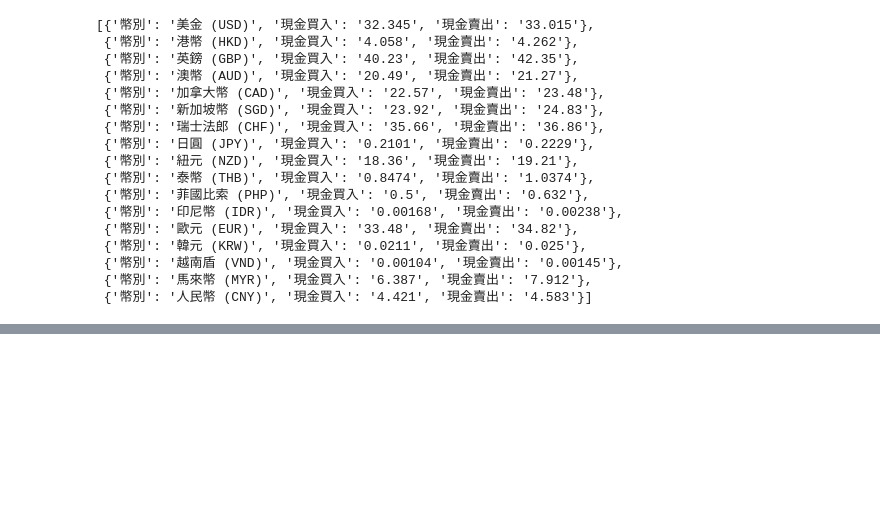
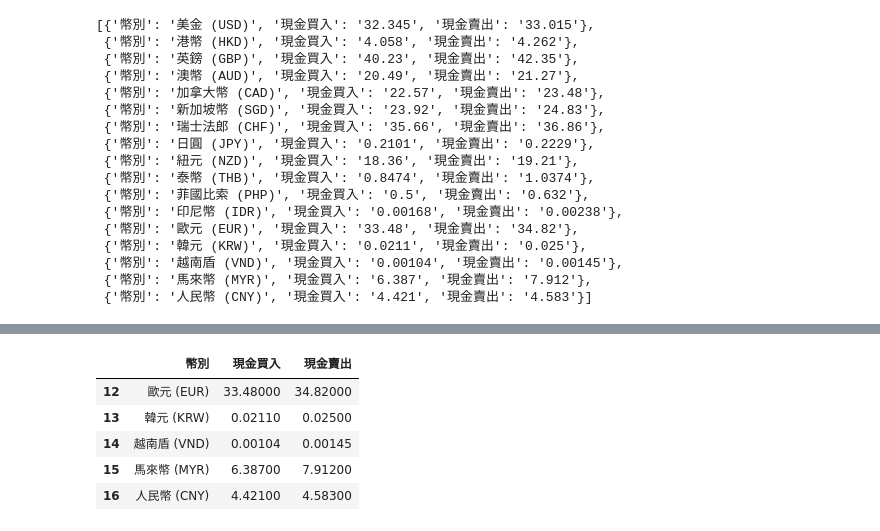
Before and after one commit to wu4fmp6/python_analysis, a Jupyter notebook: lesson6_2.ipynb, the cells around one changed output, grey strips where cells are left out. Drawn from its saved outputs; the diff is of its cells as text; code cells hidden in the pictures; blank space fills up the shorter version.

```diff
--- a/lesson6_2.ipynb
+++ b/lesson6_2.ipynb
@@ -258,0 +234,9 @@ df
+# %%
+df.tail()
+# %% [output]
+|  | 幣別 | 現金買入 | 現金賣出 |
+| 12 | 歐元 (EUR) | 33.48000 | 34.82000 |
+| 13 | 韓元 (KRW) | 0.02110 | 0.02500 |
+| 14 | 越南盾 (VND) | 0.00104 | 0.00145 |
+| 15 | 馬來幣 (MYR) | 6.38700 | 7.91200 |
+| 16 | 人民幣 (CNY) | 4.42100 | 4.58300 |
```
Also changed, not shown: parts of 3 cells of this notebook.
